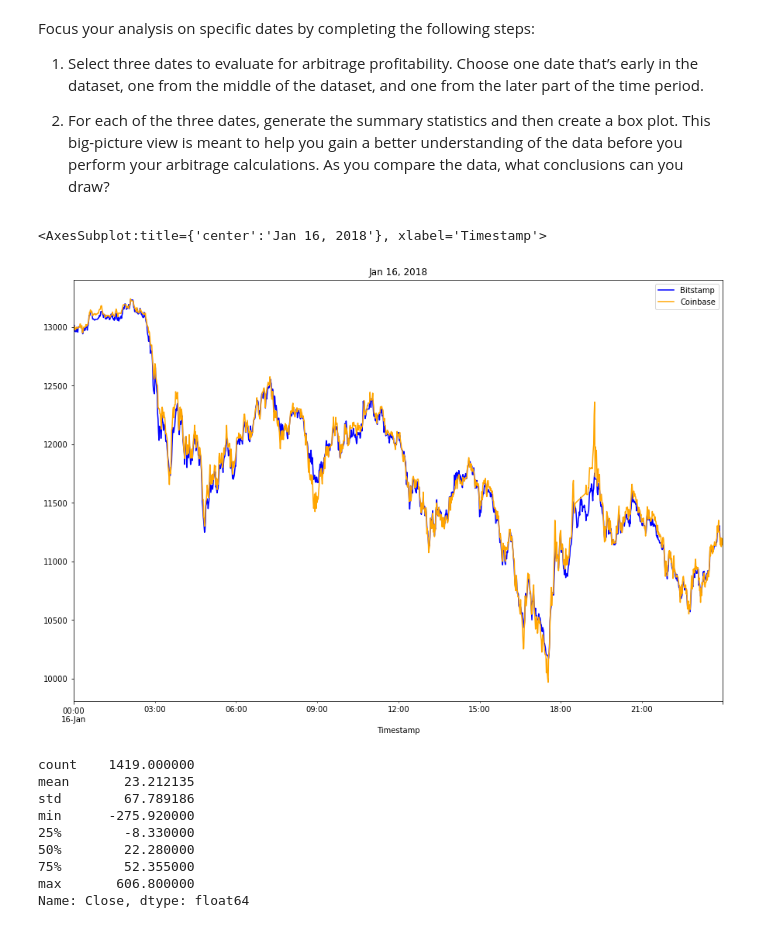
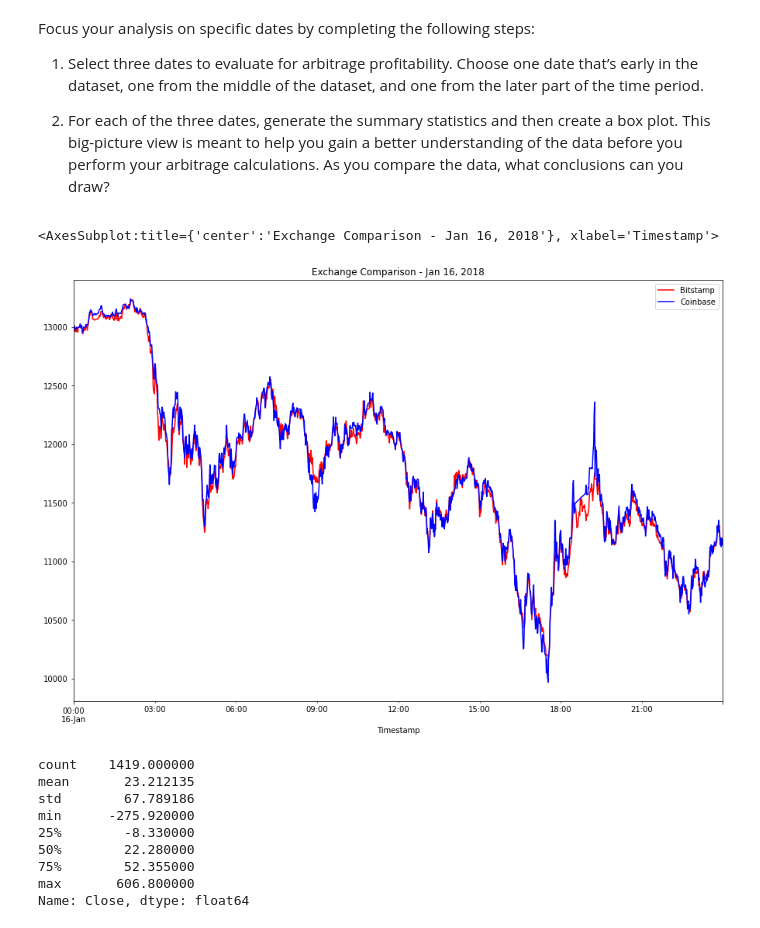
Before and after one commit to RJGiannini/Crypto-Arbitrage, a Jupyter notebook: crypto_arbitrage.ipynb, the cells around one changed output. Drawn from its saved outputs; the diff is of its cells as text; code cells hidden in the pictures.

```diff
--- a/crypto_arbitrage.ipynb
+++ b/crypto_arbitrage.ipynb
@@ -311,10 +307,13 @@ Focus your analysis on specific dates by completing the following steps:
 # %%
 # Create an overlay plot that visualizes the two dataframes over a period of one day early in the dataset.
 # Be sure that the plots include the parameters `legend`, `figsize`, `title`, `color` and `label`
-# YOUR CODE HERE
+bitstamp_sliced.loc['2018-01-16'].plot(
+    legend=True, figsize=(15, 10), title="Exchange Comparison - Jan 16, 2018", color="red", label="Bitstamp")
+coinbase_sliced.loc['2018-01-16'].plot(
+    legend=True, figsize=(15, 10), color="blue", label="Coinbase")
 # %% [output]
-<AxesSubplot:title={'center':'Jan 16, 2018'}, xlabel='Timestamp'>
+<AxesSubplot:title={'center':'Exchange Comparison - Jan 16, 2018'}, xlabel='Timestamp'>
-[figure, old version]
+[figure, new version]
 # %%
 # Using the early date that you have selected, calculate the arbitrage spread
 # by subtracting the bitstamp lower closing prices from the coinbase higher closing prices
```
Also changed, not shown: parts of 8 cells of this notebook.
